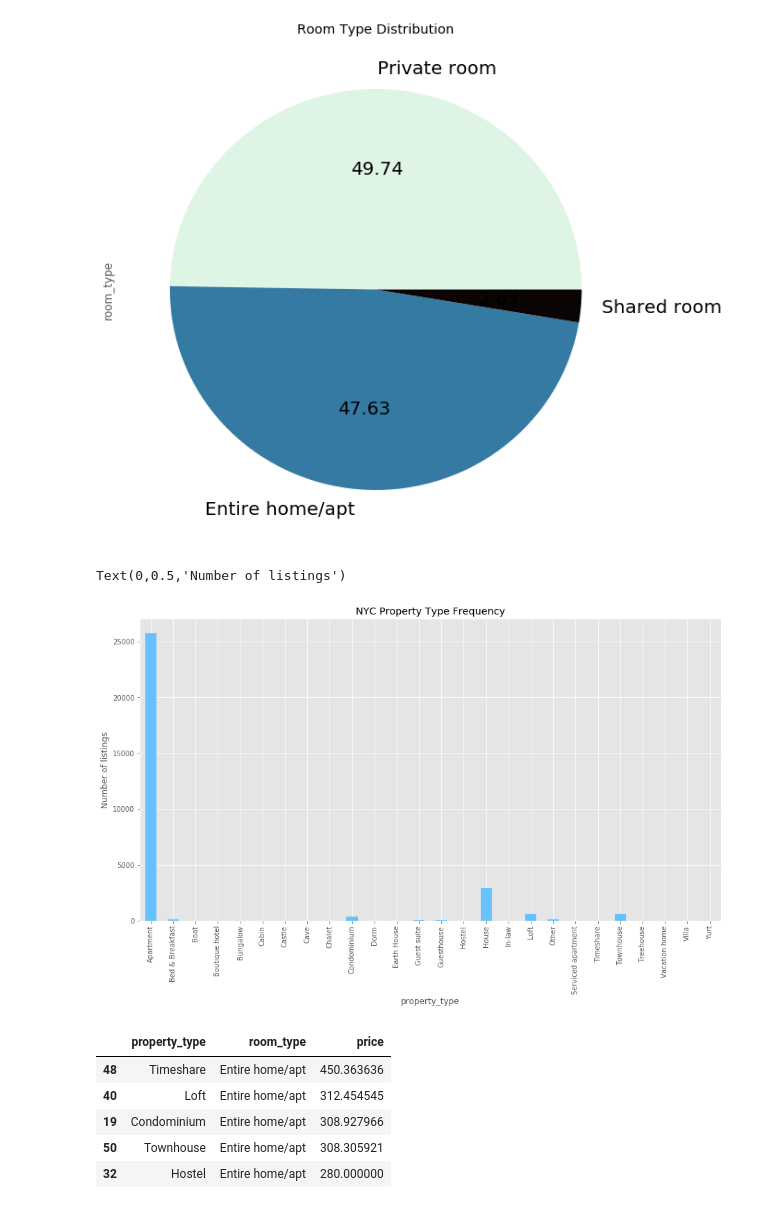
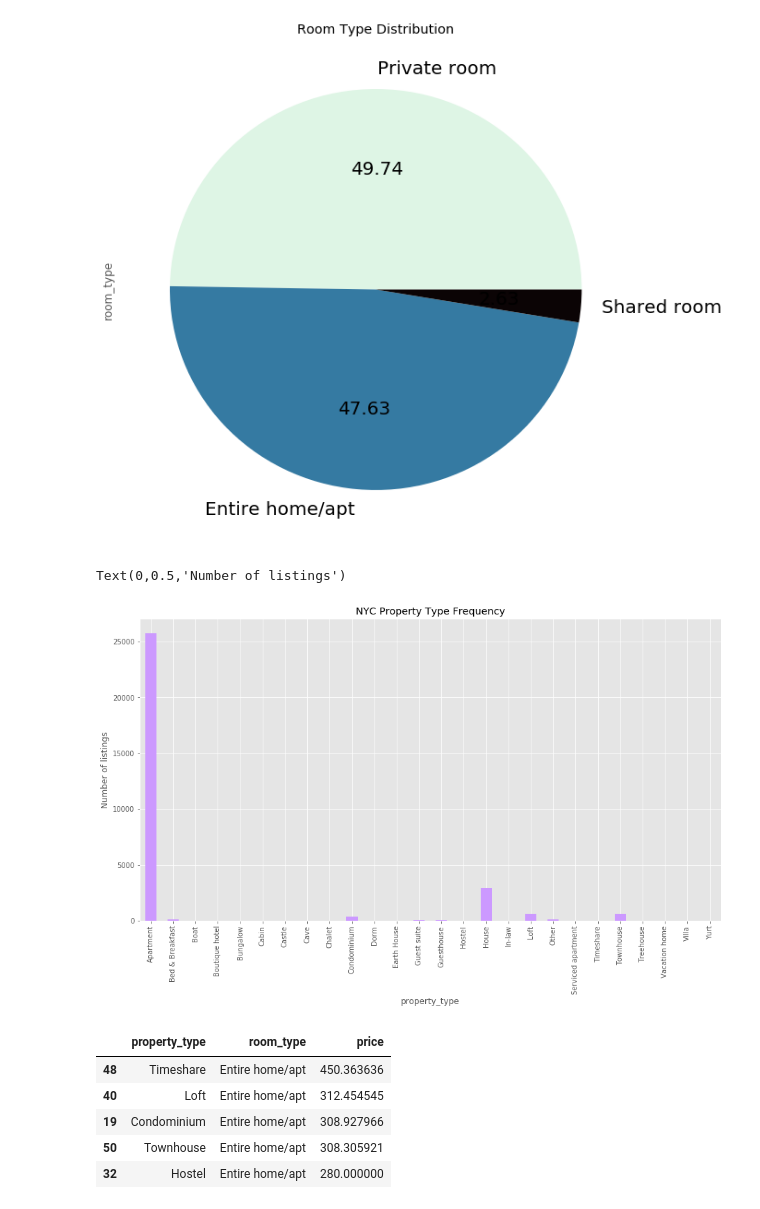
Before and after one commit to ManvithaC/AirBnB-listing-Recommender, a Jupyter notebook: listing_details_analysis.ipynb, the cells around one changed output. Saved outputs shown, nothing was run; the diff lists cells and outputs as text; code cells hidden in the pictures.

```diff
--- a/listing_details_analysis.ipynb
+++ b/listing_details_analysis.ipynb
@@ -70,30 +70,30 @@ Counter({'Private room': 15313, 'Entire home/apt': 14665, 'Shared room': 810})
 # %%
 # Plotting the number of listings based on their property type
 
 %matplotlib inline
 import matplotlib
 import matplotlib.pyplot as plt
 matplotlib.style.use('ggplot')
 
 temp_property_df = df.groupby('property_type').id.count()
 temp_property_df= temp_property_df.reset_index()
 temp_property_df=temp_property_df.rename(columns={'id':'Number_Of_Listings'})
 
 objects = propertytype_DF['property_type']
 y_pos = propertytype_DF['Number_Of_Listings']
 
 propertytype_DF.plot(kind='bar',
            x='property_type',
            y='Number_Of_Listings',
-           color = '#66c2ff',
+           color = '#cc99ff',
            figsize =(15,8),
            title = 'NYC Property Type Frequency',
            legend = False)
 plt.ylabel('property type')
 plt.ylabel('Number of listings')
 # %% [output]
 Text(0,0.5,'Number of listings')
-[figure, old version]
+[figure, new version]
 # %%
 #Prices for different room type and property type
 
```
Also changed, not shown: parts of 7 cells of this notebook.
